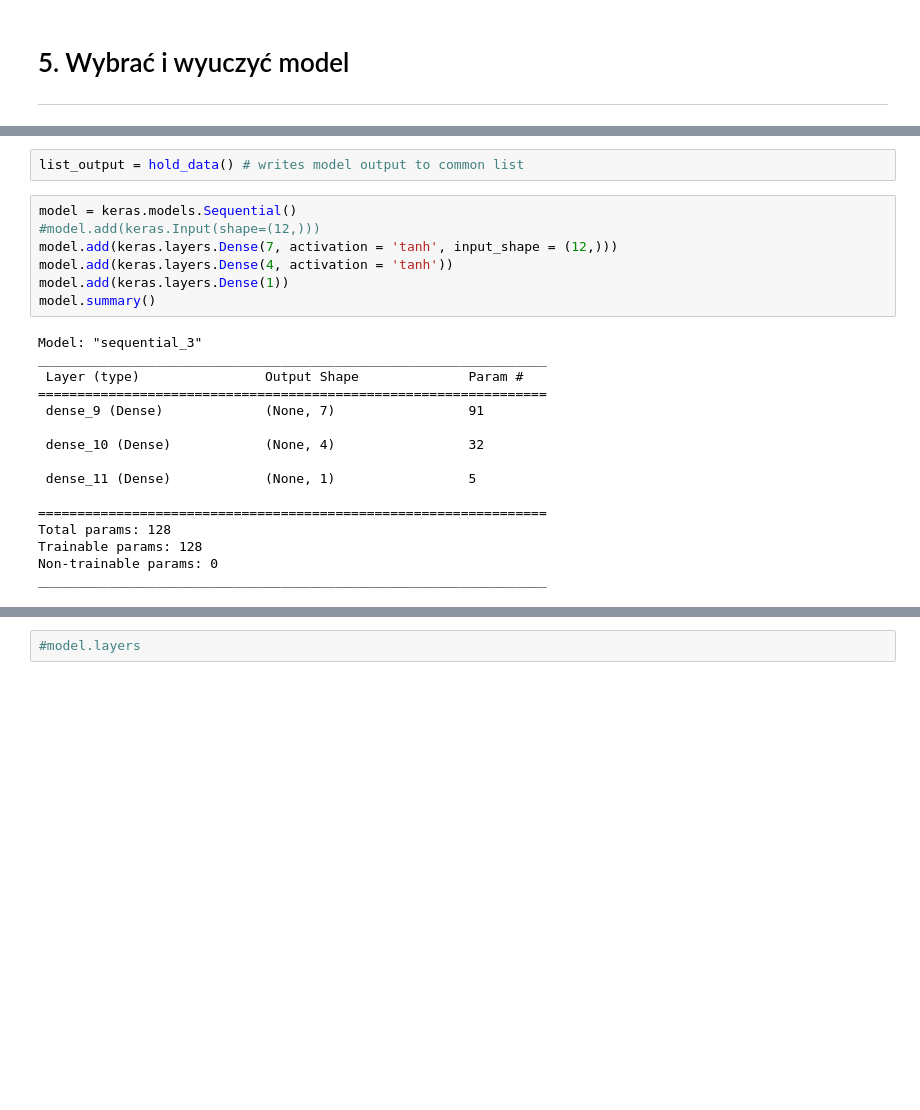
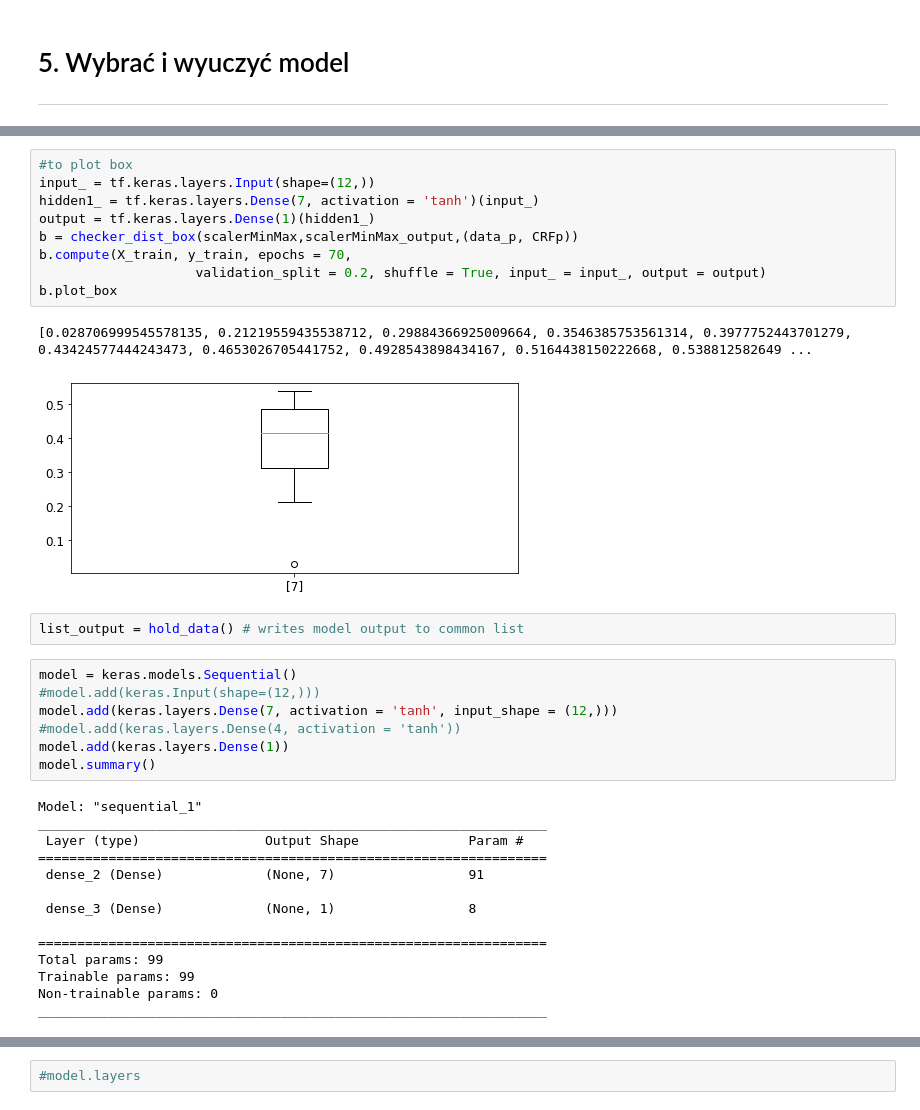
Before and after one commit to d-jus/tf_pipeline, a Jupyter notebook: SSN CRF - p & CRF - m.ipynb, the cells around one changed output, grey strips where cells are left out. Drawn from its saved outputs; the diff is of its cells as text; blank space fills up the shorter version.

```diff
--- a/SSN CRF - p & CRF - m.ipynb
+++ b/SSN CRF - p & CRF - m.ipynb
@@ -415,25 +435,35 @@ tf.__version__
+# %%
+#to plot box
+input_ = tf.keras.layers.Input(shape=(12,))
+hidden1_ = tf.keras.layers.Dense(7, activation = 'tanh')(input_)
+output = tf.keras.layers.Dense(1)(hidden1_)
+b = checker_dist_box(scalerMinMax,scalerMinMax_output,(data_p, CRFp))
+b.compute(X_train, y_train, epochs = 70,
+                    validation_split = 0.2, shuffle = True, input_ = input_, output = output)
+b.plot_box
+# %% [output]
+[0.028706999545578135, 0.21219559435538712, 0.29884366925009664, 0.3546385753561314, 0.3977752443701279, 0.43424577444243473, 0.4653026705441752, 0.4928543898434167, 0.5164438150222668, 0.538812582649 ...
+[figure, added]
 # %%
 list_output = hold_data() # writes model output to common list
 # %%
 model = keras.models.Sequential()
 #model.add(keras.Input(shape=(12,)))
 model.add(keras.layers.Dense(7, activation = 'tanh', input_shape = (12,)))
-model.add(keras.layers.Dense(4, activation = 'tanh'))
+#model.add(keras.layers.Dense(4, activation = 'tanh'))
 model.add(keras.layers.Dense(1))
 model.summary()
 # %% [output]
-Model: "sequential_3"
+Model: "sequential_1"
 _________________________________________________________________
  Layer (type)                Output Shape              Param #
 =================================================================
- dense_9 (Dense)             (None, 7)                 91
+ dense_2 (Dense)             (None, 7)                 91
 
- dense_10 (Dense)            (None, 4)                 32
-
- dense_11 (Dense)            (None, 1)                 5
+ dense_3 (Dense)             (None, 1)                 8
 
 =================================================================
-Total params: 128
-Trainable params: 128
+Total params: 99
+Trainable params: 99
 Non-trainable params: 0
 _________________________________________________________________
```
Also changed, not shown: parts of 47 cells of this notebook, 1 other file.
